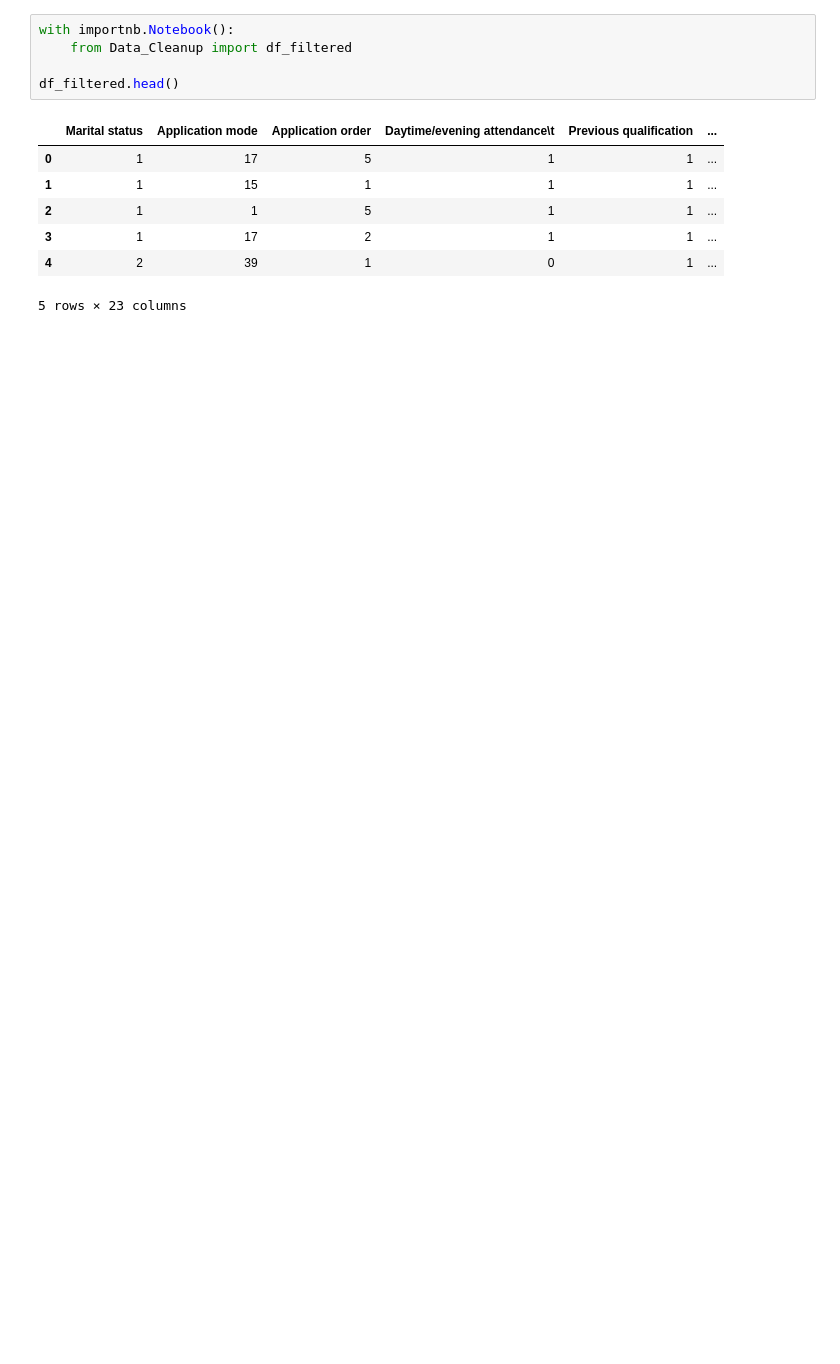
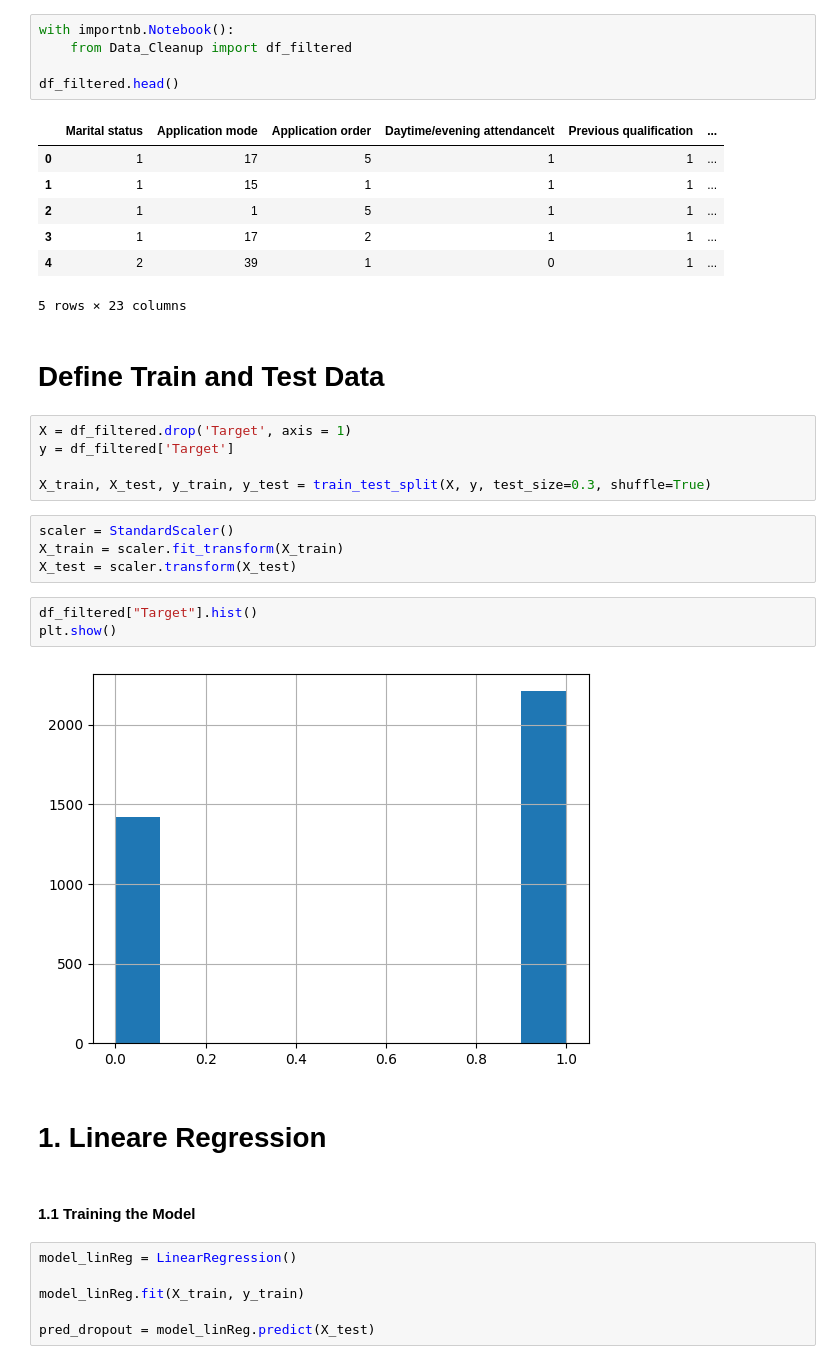
Before and after one commit to hannah127/EduPredictors, a Jupyter notebook: Training_ML_Models.ipynb, the cells around one changed output. Cells and saved outputs as stored; diff of their text form; blank space fills up the shorter version.

Commit message:
update training ml model

```diff
--- a/Training_ML_Models.ipynb
+++ b/Training_ML_Models.ipynb
@@ -13,3 +35,29 @@ df_filtered.head()
 | 3 | 1 | 17 | 2 | 1 | 1 | ... |
 | 4 | 2 | 39 | 1 | 0 | 1 | ... |
 5 rows × 23 columns
+# %% [markdown]
+# Define Train and Test Data
+# %%
+X = df_filtered.drop('Target', axis = 1)
+y = df_filtered['Target']
+
+X_train, X_test, y_train, y_test = train_test_split(X, y, test_size=0.3, shuffle=True)
+# %%
+scaler = StandardScaler()
+X_train = scaler.fit_transform(X_train)
+X_test = scaler.transform(X_test)
+# %%
+df_filtered["Target"].hist()
+plt.show()
+# %% [output]
+[figure, added]
+# %% [markdown]
+# 1. Lineare Regression
+# %% [markdown]
+#### 1.1 Training the Model
+# %%
+model_linReg = LinearRegression()
+
+model_linReg.fit(X_train, y_train)
+
+pred_dropout = model_linReg.predict(X_test)
```
Also changed, not shown: parts of 33 cells of this notebook.
